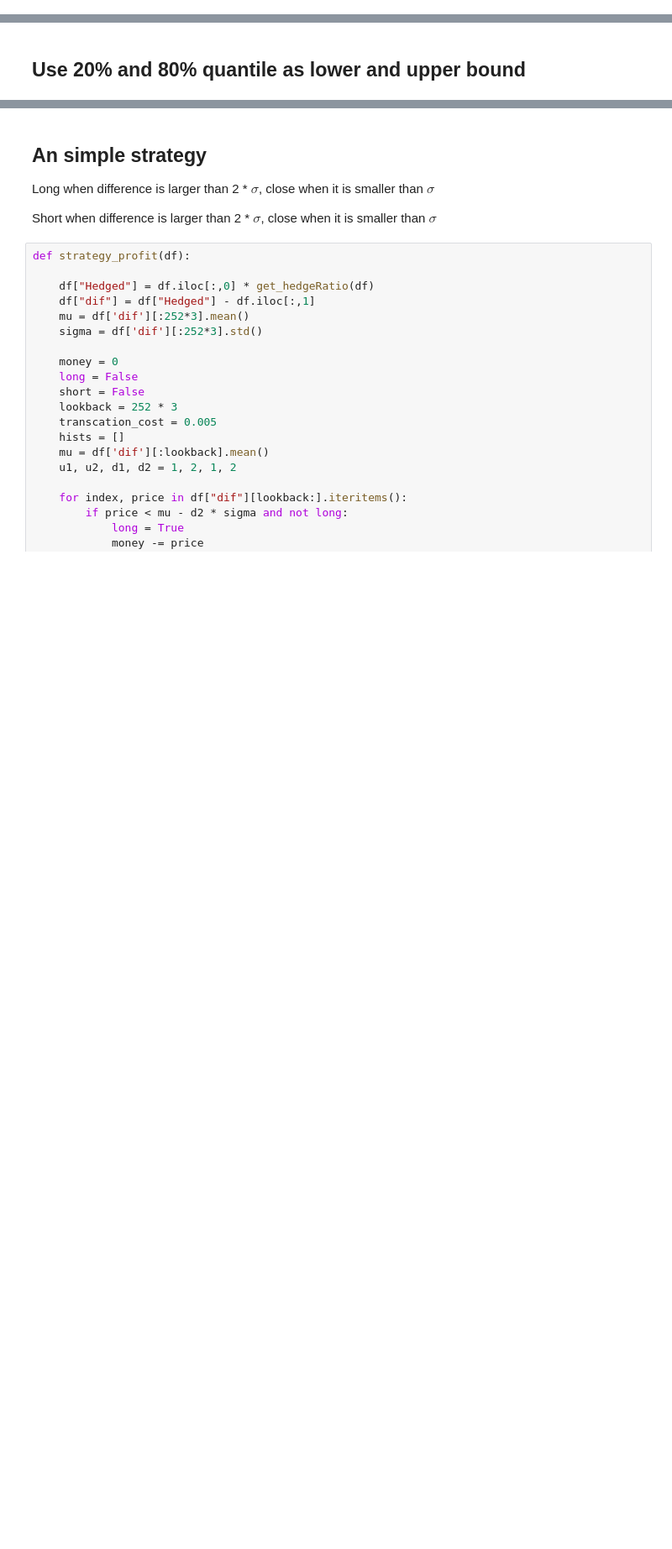
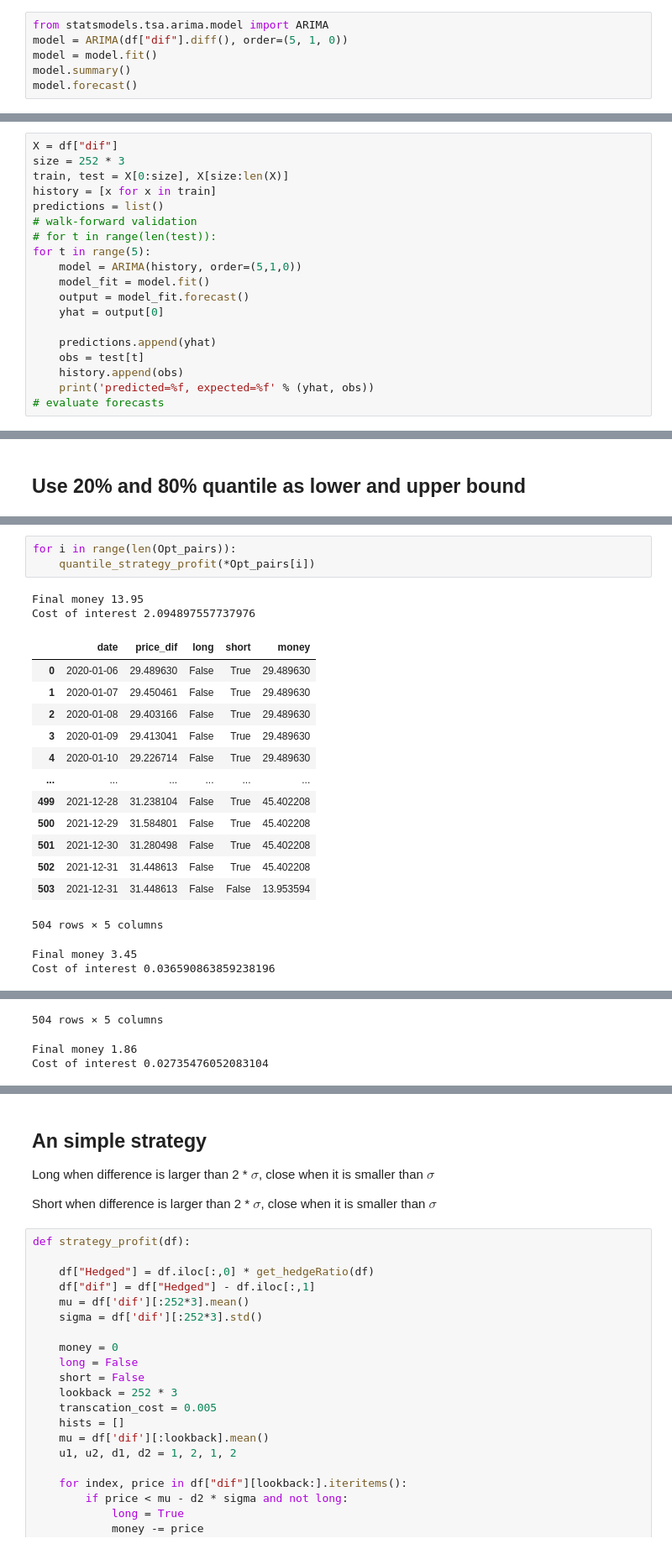
Before and after one commit to yatingchen99/PairTrading7121, a Jupyter notebook: pairTrading.ipynb, the cells around one changed output, grey strips where cells are left out. Shown at 84% size. Saved outputs shown, nothing was run; the diff lists cells and outputs as text; blank space fills up the shorter version.

```diff
--- a/pairTrading.ipynb
+++ b/pairTrading.ipynb
@@ -235,0 +225,6 @@ Price
+# %%
+from statsmodels.tsa.arima.model import ARIMA
+model = ARIMA(df["dif"].diff(), order=(5, 1, 0))
+model = model.fit()
+model.summary()
+model.forecast()
@@ -235,0 +257,19 @@ Price
+# %%
+X = df["dif"]
+size = 252 * 3
+train, test = X[0:size], X[size:len(X)]
+history = [x for x in train]
+predictions = list()
+# walk-forward validation
+# for t in range(len(test)):
+for t in range(5):
+	model = ARIMA(history, order=(5,1,0))
+	model_fit = model.fit()
+	output = model_fit.forecast()
+	yhat = output[0]
+
+	predictions.append(yhat)
+	obs = test[t]
+	history.append(obs)
+	print('predicted=%f, expected=%f' % (yhat, obs))
+# evaluate forecasts
@@ -237,0 +434,21 @@ Price
+# %%
+for i in range(len(Opt_pairs)):
+    quantile_strategy_profit(*Opt_pairs[i])
+# %% [output]
+Final money 13.95
+Cost of interest 2.094897557737976
+|  | date | price_dif | long | short | money |
+| 0 | 2020-01-06 | 29.489630 | False | True | 29.489630 |
+| 1 | 2020-01-07 | 29.450461 | False | True | 29.489630 |
+| 2 | 2020-01-08 | 29.403166 | False | True | 29.489630 |
+| 3 | 2020-01-09 | 29.413041 | False | True | 29.489630 |
+| 4 | 2020-01-10 | 29.226714 | False | True | 29.489630 |
+| ... | ... | ... | ... | ... | ... |
+| 499 | 2021-12-28 | 31.238104 | False | True | 45.402208 |
+| 500 | 2021-12-29 | 31.584801 | False | True | 45.402208 |
+| 501 | 2021-12-30 | 31.280498 | False | True | 45.402208 |
+| 502 | 2021-12-31 | 31.448613 | False | True | 45.402208 |
+| 503 | 2021-12-31 | 31.448613 | False | False | 13.953594 |
+504 rows × 5 columns
+Final money 3.45
+Cost of interest 0.036590863859238196
@@ -237,0 +467,3 @@ Price
+504 rows × 5 columns
+Final money 1.86
+Cost of interest 0.02735476052083104
```
Also changed, not shown: parts of 14 cells of this notebook.
